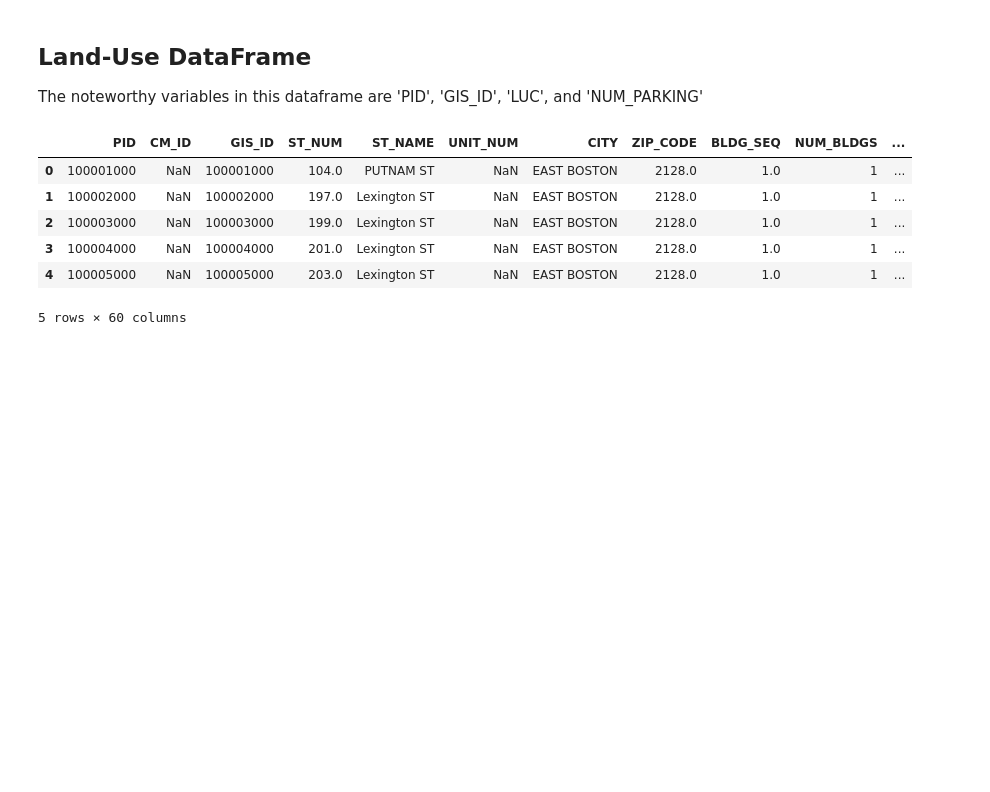
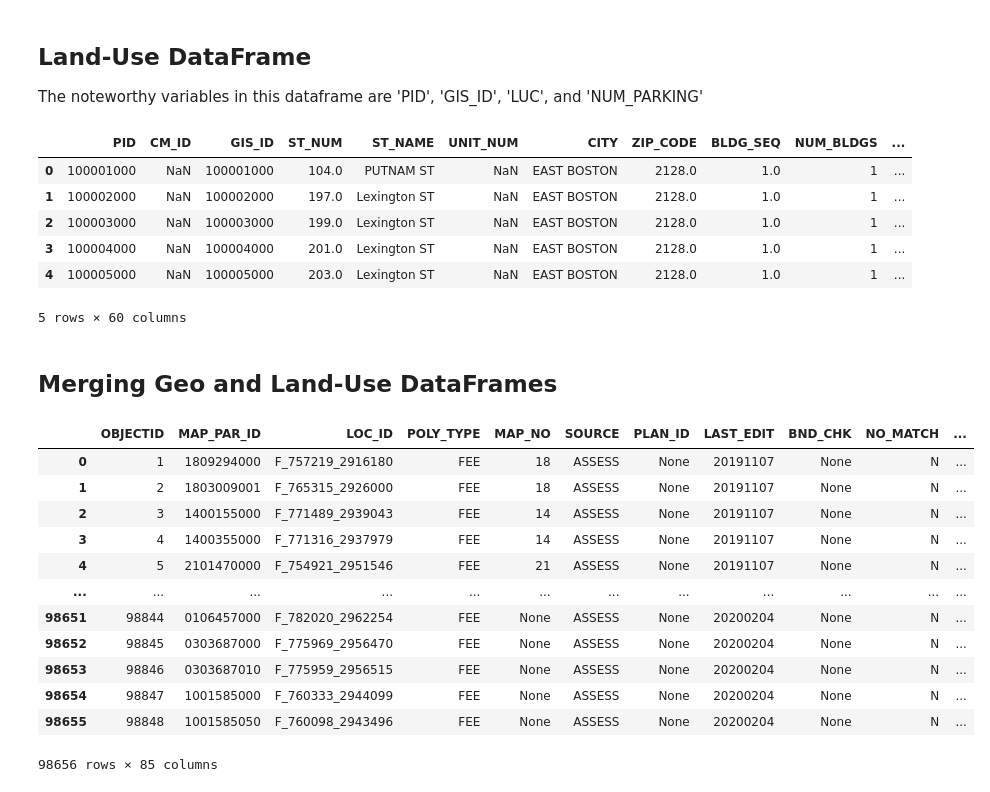
Before and after one commit to TerryEmeigh/thesis, a Jupyter notebook: geo.ipynb, the cells around one changed output. Drawn from its saved outputs; the diff is of its cells as text; code cells hidden in the pictures; blank space fills up the shorter version.

```diff
--- a/geo.ipynb
+++ b/geo.ipynb
@@ -59,3 +61,5 @@ propDf.head()
 | 3 | 100004000 | NaN | 100004000 | 201.0 | Lexington ST | NaN | EAST BOSTON | 2128.0 | 1.0 | 1 | ... |
 | 4 | 100005000 | NaN | 100005000 | 203.0 | Lexington ST | NaN | EAST BOSTON | 2128.0 | 1.0 | 1 | ... |
 5 rows × 60 columns
+# %% [markdown]
+## <b> Merging Geo and Land-Use DataFrames </b> ##
@@ -61,0 +74,16 @@ propDf.head()
+# %%
+merged_df
+# %% [output]
+|  | OBJECTID | MAP_PAR_ID | LOC_ID | POLY_TYPE | MAP_NO | SOURCE | PLAN_ID | LAST_EDIT | BND_CHK | NO_MATCH | ... |
+| 0 | 1 | 1809294000 | F_757219_2916180 | FEE | 18 | ASSESS | None | 20191107 | None | N | ... |
+| 1 | 2 | 1803009001 | F_765315_2926000 | FEE | 18 | ASSESS | None | 20191107 | None | N | ... |
+| 2 | 3 | 1400155000 | F_771489_2939043 | FEE | 14 | ASSESS | None | 20191107 | None | N | ... |
+| 3 | 4 | 1400355000 | F_771316_2937979 | FEE | 14 | ASSESS | None | 20191107 | None | N | ... |
+| 4 | 5 | 2101470000 | F_754921_2951546 | FEE | 21 | ASSESS | None | 20191107 | None | N | ... |
+| ... | ... | ... | ... | ... | ... | ... | ... | ... | ... | ... | ... |
+| 98651 | 98844 | 0106457000 | F_782020_2962254 | FEE | None | ASSESS | None | 20200204 | None | N | ... |
+| 98652 | 98845 | 0303687000 | F_775969_2956470 | FEE | None | ASSESS | None | 20200204 | None | N | ... |
+| 98653 | 98846 | 0303687010 | F_775959_2956515 | FEE | None | ASSESS | None | 20200204 | None | N | ... |
+| 98654 | 98847 | 1001585000 | F_760333_2944099 | FEE | None | ASSESS | None | 20200204 | None | N | ... |
+| 98655 | 98848 | 1001585050 | F_760098_2943496 | FEE | None | ASSESS | None | 20200204 | None | N | ... |
+98656 rows × 85 columns
```
Also changed, not shown: parts of 4 cells of this notebook.
